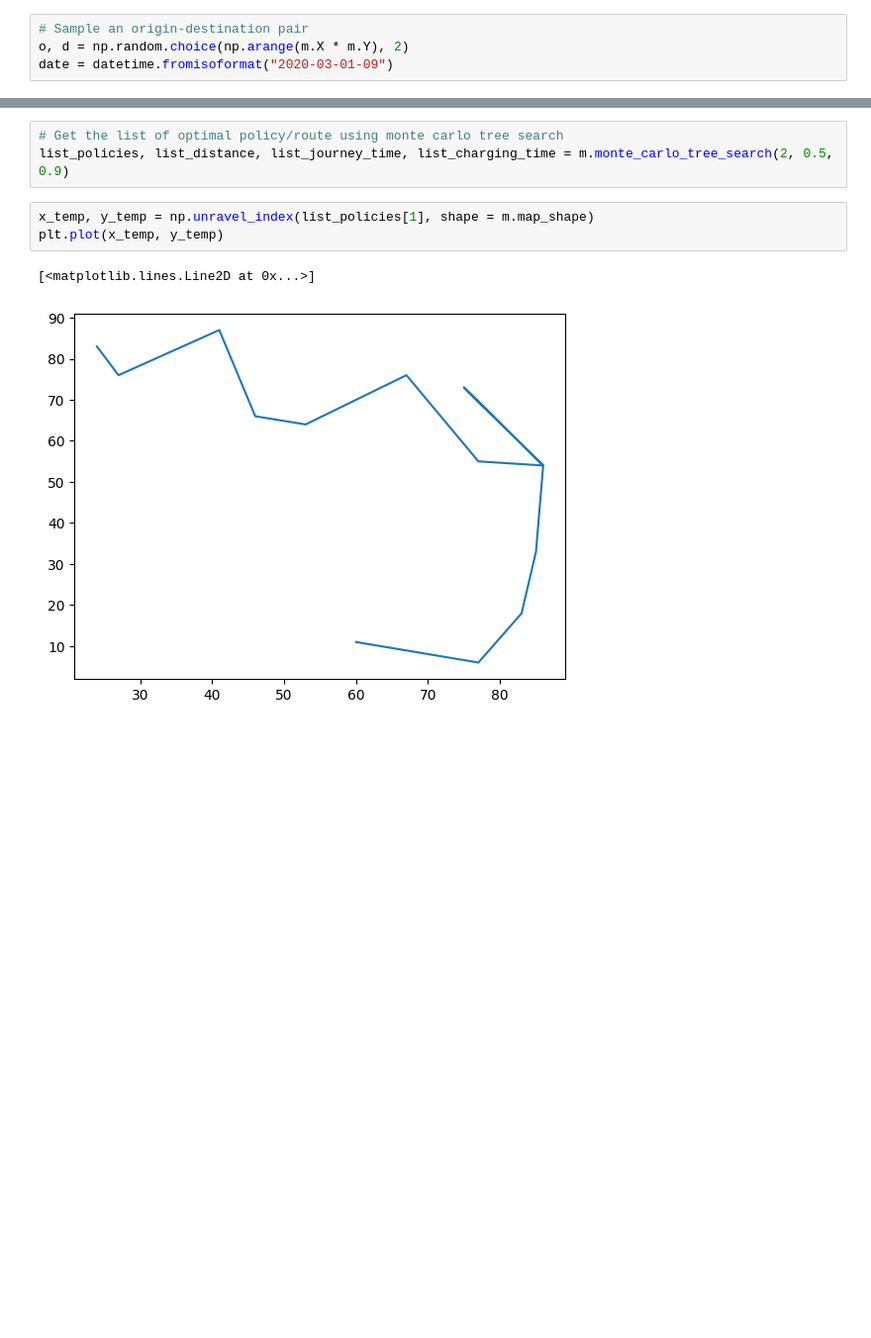
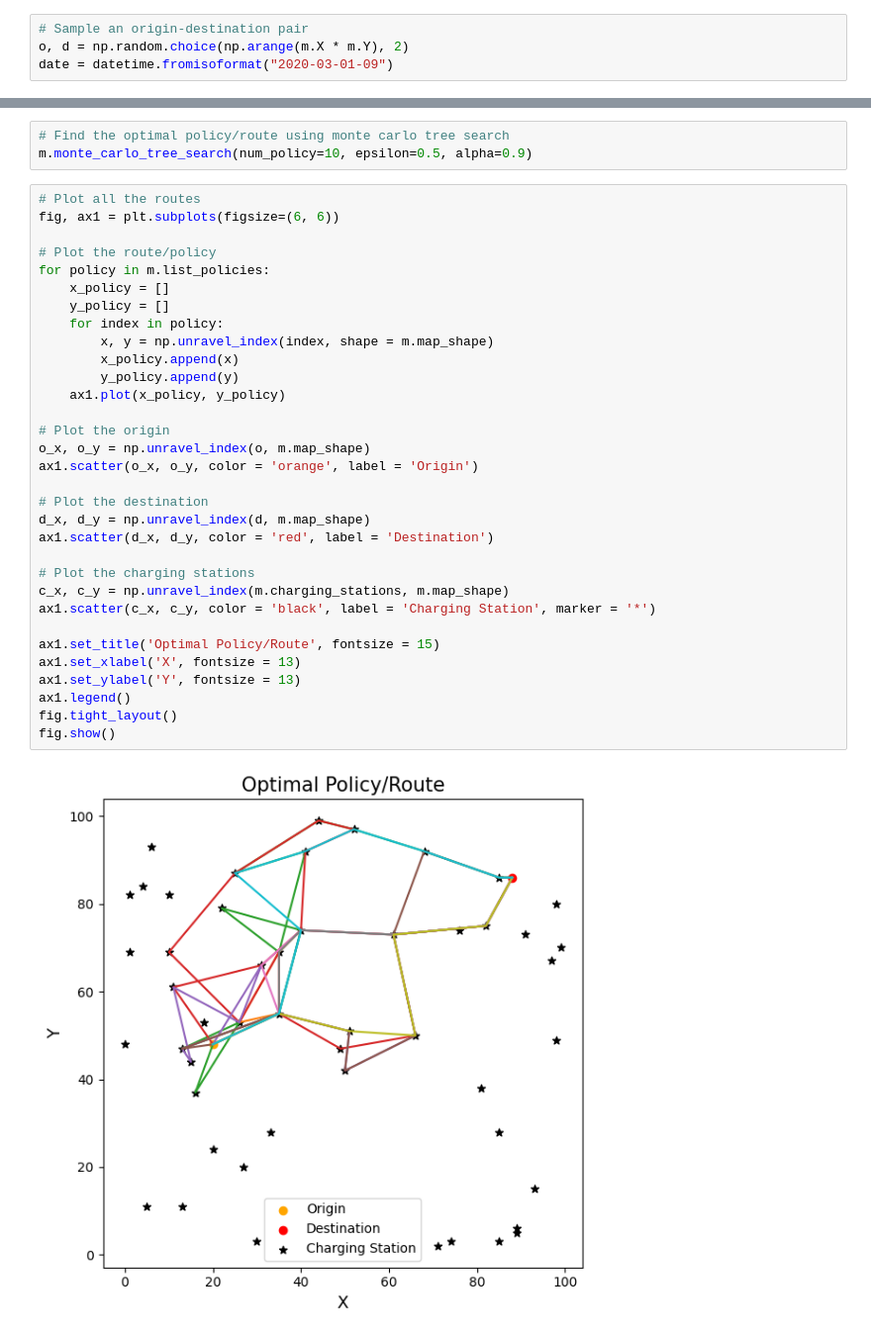
Before and after one commit to yashg2607/EVRoutePlanner, a Jupyter notebook: EVRoutePlanning_MCTS.ipynb, the cells around one changed output, grey strips where cells are left out. Shown: that part at 99% size. Cells and saved outputs as stored; diff of their text form; blank space fills up the shorter version.

```diff
--- a/EVRoutePlanning_MCTS.ipynb
+++ b/EVRoutePlanning_MCTS.ipynb
@@ -383,11 +394,39 @@ m.create_journey(origin=o, destination=d, start_time=date, start_soc=0.99, desir
 # %%
-# Get the list of optimal policy/route using monte carlo tree search
-list_policies, list_distance, list_journey_time, list_charging_time = m.monte_carlo_tree_search(2, 0.5, 0.9)
+# Find the optimal policy/route using monte carlo tree search
+m.monte_carlo_tree_search(num_policy=10, epsilon=0.5, alpha=0.9)
-# %%
-x_temp, y_temp = np.unravel_index(list_policies[1], shape = m.map_shape)
-plt.plot(x_temp, y_temp)
-# %% [output]
-[<matplotlib.lines.Line2D at 0x...>]
-[figure, removed]
+# %%
+# Plot all the routes
+fig, ax1 = plt.subplots(figsize=(6, 6))
+
+# Plot the route/policy
+for policy in m.list_policies:
+    x_policy = []
+    y_policy = []
+    for index in policy:
+        x, y = np.unravel_index(index, shape = m.map_shape)
+        x_policy.append(x)
+        y_policy.append(y)
+    ax1.plot(x_policy, y_policy)
+
+# Plot the origin
+o_x, o_y = np.unravel_index(o, m.map_shape)
+ax1.scatter(o_x, o_y, color = 'orange', label = 'Origin')
+
+# Plot the destination
+d_x, d_y = np.unravel_index(d, m.map_shape)
+ax1.scatter(d_x, d_y, color = 'red', label = 'Destination')
+
+# Plot the charging stations
+c_x, c_y = np.unravel_index(m.charging_stations, m.map_shape)
+ax1.scatter(c_x, c_y, color = 'black', label = 'Charging Station', marker = '*')
+
+ax1.set_title('Optimal Policy/Route', fontsize = 15)
+ax1.set_xlabel('X', fontsize = 13)
+ax1.set_ylabel('Y', fontsize = 13)
+ax1.legend()
+fig.tight_layout()
+fig.show()
+# %% [output]
+[figure, added]
 # %%
 # Compare and evaluate all the policies
```
Also changed, not shown: parts of 6 cells of this notebook.
